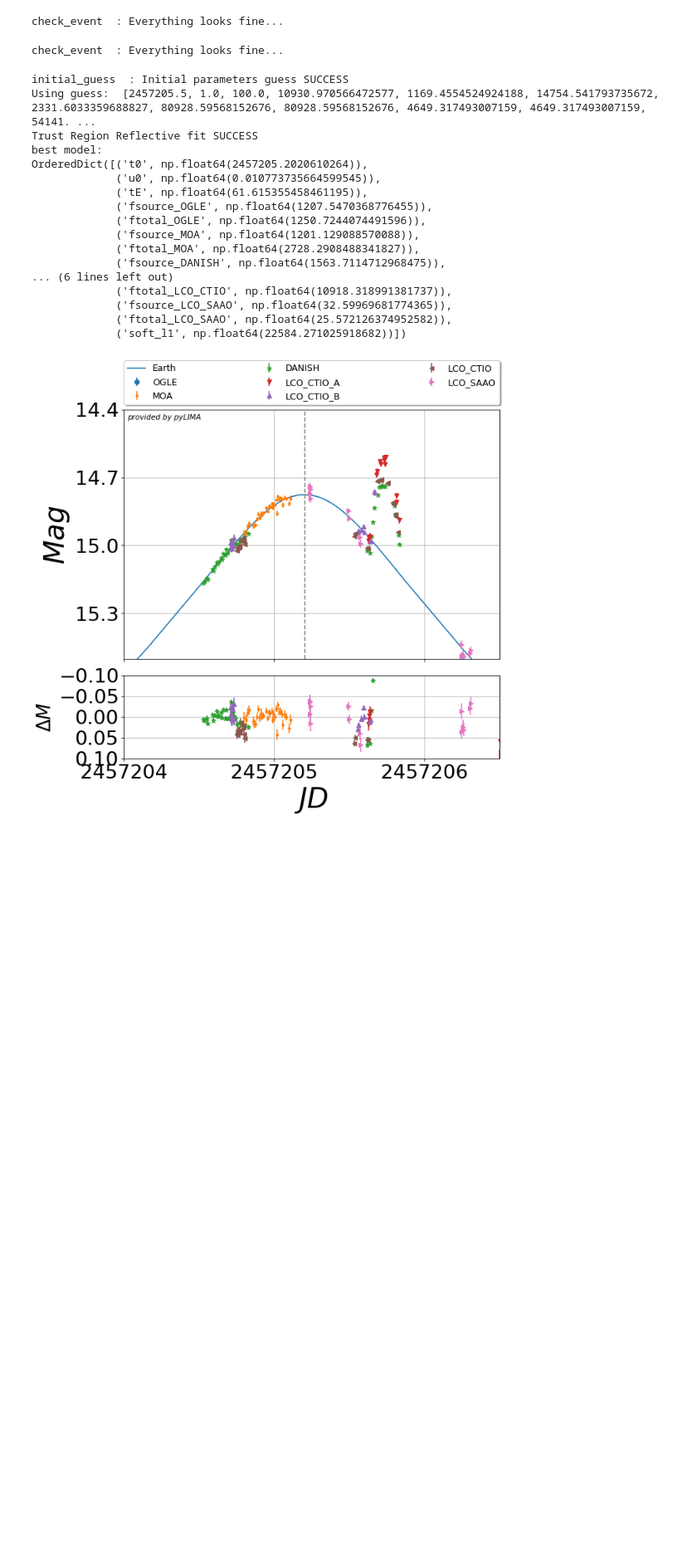
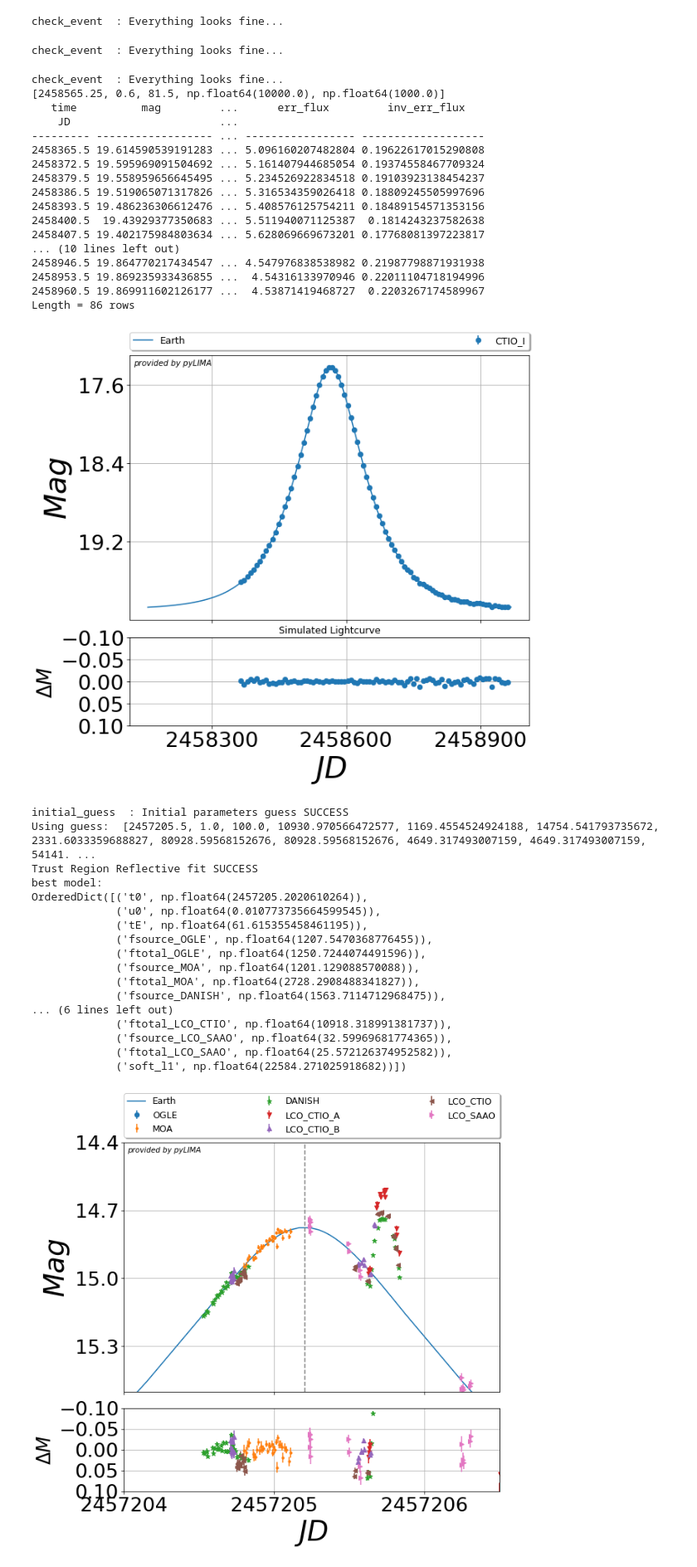
Before and after one commit to jakobdammann/pyLIMA-docs-revisit, a Jupyter notebook: my_project/detection_zone.ipynb, the cells around one changed output. Shown at 83% size. Drawn from its saved outputs; the diff is of its cells as text; code cells hidden in the pictures; blank space fills up the shorter version.

Commit message:
worked on simulated event for detection zone code

```diff
--- a/my_project/detection_zone.ipynb
+++ b/my_project/detection_zone.ipynb
@@ -154,6 +155,64 @@ event_2.find_survey('OGLE')
 event_2.check_event()
 # %% [output]
 check_event  : Everything looks fine...
+# %%
+from pyLIMA.simulations import simulator
+
+event_3 = event.Event(ra=270, dec=0)
+event_3.name = 'My simulated event'
+
+CTIO_I = simulator.simulate_a_telescope(name='CTIO_I', time_start=2458365.5, time_end=2458965.5, sampling=168,
+                                        location='Earth', camera_filter='I',
+                                        uniform_sampling=True, astrometry=False)
+
+event_3.telescopes.append(CTIO_I)
+event_3.check_event()
+
+pspl_sim = PSPL_model.PSPLmodel(event_3)
+pspl_parameters = simulator.simulate_microlensing_model_parameters(pspl_sim)
+
+### Set the parameters to some reasonable values.
+pspl_parameters[0] = 2458565.25 # t0
+pspl_parameters[1:3] = [0.60, 81.50] # u0, tE
+
+### Set the source and blend fluxes of all telescopes to the same values for plotting purposes.
+n_tel = len(event_3.telescopes)
+pspl_parameters[-n_tel*2::2] = 10000. * np.ones(n_tel) # source fluxes
+pspl_parameters[-n_tel*2+1::2] = 1000. * np.ones(n_tel) # blend fluxes
+print(pspl_parameters)
+
+### Transform the parameters into a pyLIMA class object.
+pyLIMA_parameters_1 = pspl_sim.compute_pyLIMA_parameters(pspl_parameters)
+
+### Inject everthing into the simulator to produce a light curve.
+simulator.simulate_lightcurve(pspl_sim, pyLIMA_parameters_1)
+
+### Edit datapoints to outlier
+event_3.telescopes[0].lightcurve[20]['mag'] -= 0.5
+print(event_3.telescopes[0].lightcurve)
+
+pyLIMA_plots.plot_lightcurves(pspl_sim, pspl_parameters)
+plt.title('Simulated Lightcurve')
+plt.show()
+# %% [output]
+check_event  : Everything looks fine...
+[2458565.25, 0.6, 81.5, np.float64(10000.0), np.float64(1000.0)]
+   time          mag         ...      err_flux         inv_err_flux
+    JD                       ...
+--------- ------------------ ... ----------------- -------------------
+2458365.5 19.614590539191283 ... 5.096160207482804 0.19622617015290808
+2458372.5 19.595969091504692 ... 5.161407944685054 0.19374558467709324
+2458379.5 19.558959656645495 ... 5.234526922834518 0.19103923138454237
+2458386.5 19.519065071317826 ... 5.316534359026418 0.18809245505997696
+2458393.5 19.486236306612476 ... 5.408576125754211 0.18489154571353156
+2458400.5  19.43929377350683 ... 5.511940071125387  0.1814243237582638
+2458407.5 19.402175984803634 ... 5.628069669673201 0.17768081397223817
+... (10 lines left out)
+2458946.5 19.864770217434547 ... 4.547976838538982 0.21987798871931938
+2458953.5 19.869235933436855 ...  4.54316133970946 0.22011104718194996
+2458960.5 19.869911602126177 ...  4.53871419468727  0.2203267174589967
+Length = 86 rows
+[figure, added]
 # %%
 # Select event
 my_event = event_1
```
Also changed, not shown: parts of 2 cells of this notebook.
